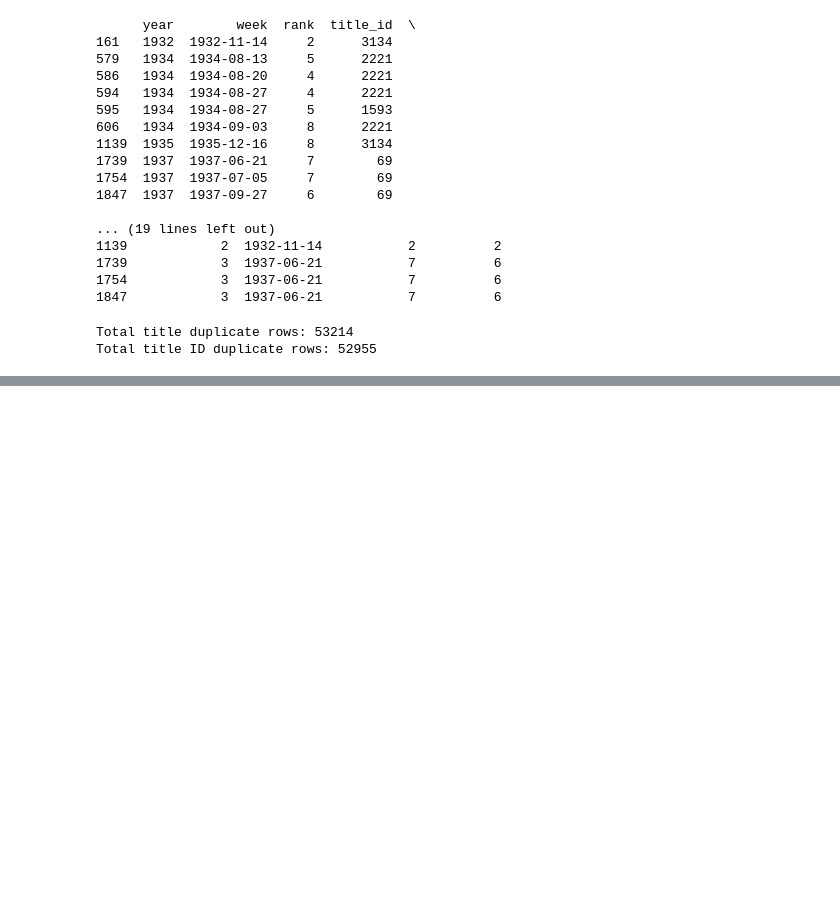
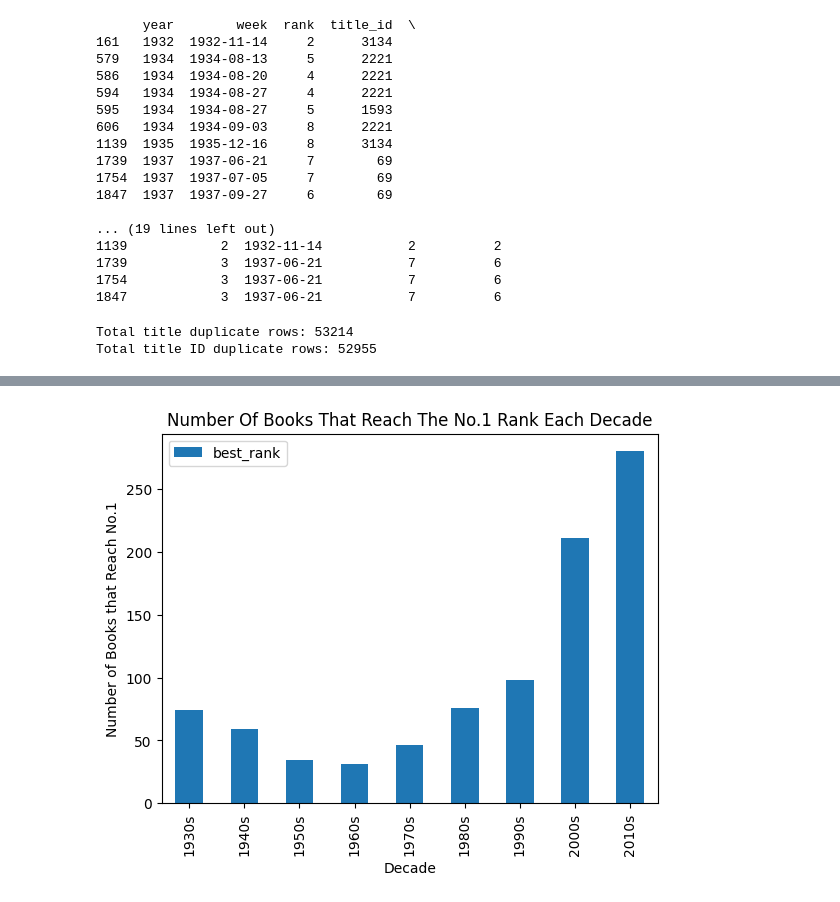
Before and after one commit to ada-xo-xo/dsrp, a Jupyter notebook: DSRP_2026_Adanna_Oji.ipynb, the cells around one changed output, grey strips where cells are left out. Drawn from its saved outputs; the diff is of its cells as text; code cells hidden in the pictures; blank space fills up the shorter version.

```diff
--- a/DSRP_2026_Adanna_Oji.ipynb
+++ b/DSRP_2026_Adanna_Oji.ipynb
@@ -198,0 +249,5 @@ df['rank'].value_counts()
+# %%
+rank1_df=df2[df2['best_rank'] == 1]
+grouped_rank1_df=rank1_df.groupby('decade').count()
+grouped_rank1_df_reset = grouped_rank1_df.reset_index()
+grouped_rank1_df_reset
@@ -198,0 +265,8 @@ df['rank'].value_counts()
+# %%
+grouped_rank1_df_reset.plot.bar(x='decade', y='best_rank')
+plt.title('Number Of Books That Reach The No.1 RankEach Decade')
+plt.xlabel('Decade')
+plt.ylabel('Number of Books that Reach No.1')
+plt.show()
+# %% [output]
+[figure, added]
```
Also changed, not shown: parts of 18 cells of this notebook.
